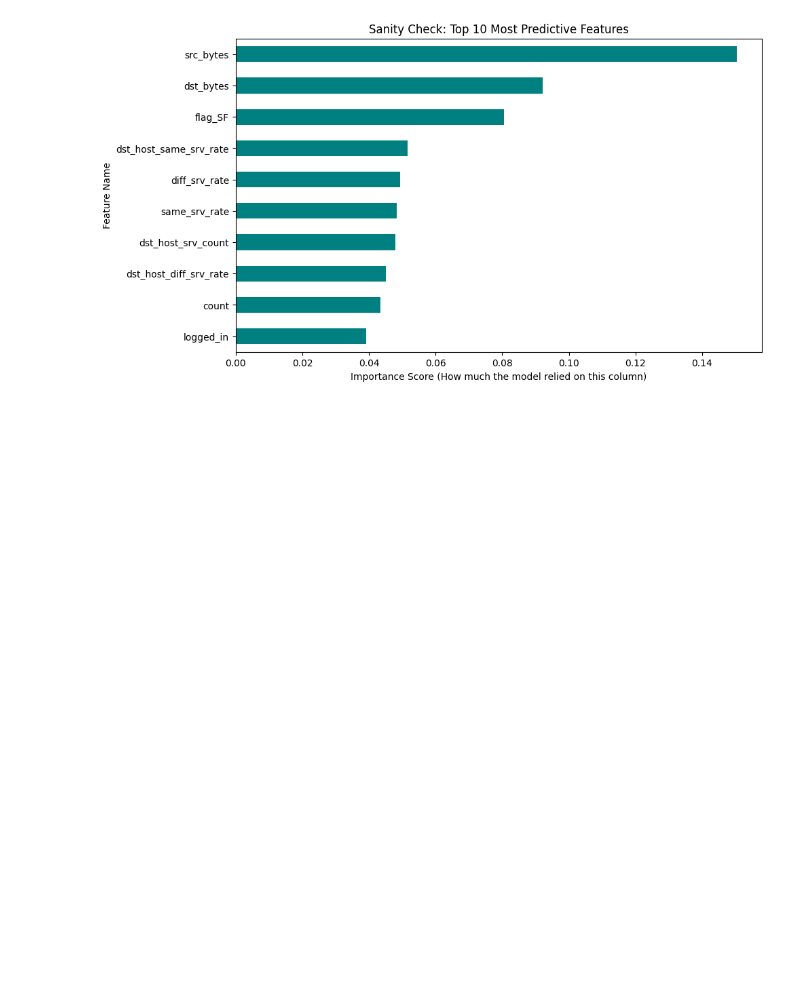
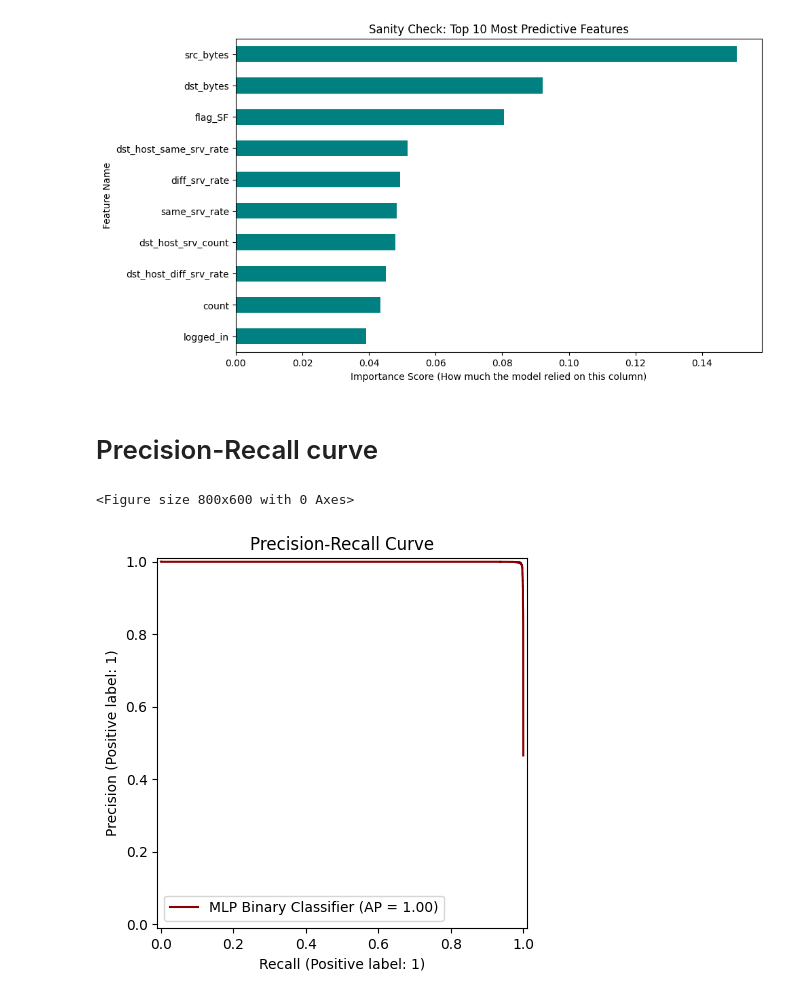
Before and after one commit to KornelHajto/PEngineersML_msg, a Jupyter notebook: pengineers_techtogether26_msg_task.ipynb, the cells around one changed output. Saved outputs shown, nothing was run; the diff lists cells and outputs as text; code cells hidden in the pictures; blank space fills up the shorter version.

Commit message:
Updated with Precision Recall curve

```diff
--- a/pengineers_techtogether26_msg_task.ipynb
+++ b/pengineers_techtogether26_msg_task.ipynb
@@ -132,35 +187,29 @@ X_test_scaled = scaler_bin.transform(X_test)
 # %% [markdown]
 #### Build and Train MLP Model
 # %%
-# 1. Remove the num_classes variable entirely.
-
-# 2. Define the Binary Classification MLP model
 binary_model = Sequential([
     Input(shape=(X_train_scaled.shape[1],)),
 
-    # Increase the hidden layer size and use 'relu' (2 neurons was far too few)
+    #hidden layer
     Dense(64, activation='relu'),
-
-    # Optional but highly recommended: Add Dropout to prevent overfitting
     Dropout(0.3),
 
-    # Output layer: 1 neuron with 'sigmoid' activation for binary probability
+    #output layer
     Dense(1, activation='sigmoid')
 ])
 
-# 3. Compile
+#changed to adam instead of eva
 binary_model.compile(
-    optimizer='adam', # Changed from the non-existent 'eva'
+    optimizer='adam',
     loss='binary_crossentropy',
-    metrics=['accuracy', tf.keras.metrics.Recall(name='recall')] # Added actual metrics
+    metrics=['accuracy']
 )
 
-# 4. Train
 print("Training Binary Classification Model...")
 history = binary_model.fit(
     X_train_scaled,
-    y_train_resampled, # Changed from y_train_encoded
-    epochs=10,         # Increased from 1 epoch (1 epoch is never enough)
+    y_train_resampled,
+    epochs=10,
     batch_size=32,
     validation_split=0.2,
     verbose=1
@@ -236,3 +280,22 @@ plt.ylabel('Feature Name')
 plt.show()
 # %% [output]
 [figure]
+# %% [markdown]
+# Precision-Recall curve
+# %%
+import matplotlib.pyplot as plt
+from sklearn.metrics import PrecisionRecallDisplay
+
+#Precision-Recall curve
+plt.figure(figsize=(8, 6))
+display = PrecisionRecallDisplay.from_predictions(
+    y_test,
+    y_pred_probs,
+    name="MLP Binary Classifier",
+    color="darkred"
+)
+_ = display.ax_.set_title("Precision-Recall Curve")
+plt.show()
+# %% [output]
+<Figure size 800x600 with 0 Axes>
+[figure, added]
```
Also changed, not shown: parts of 12 cells of this notebook.
